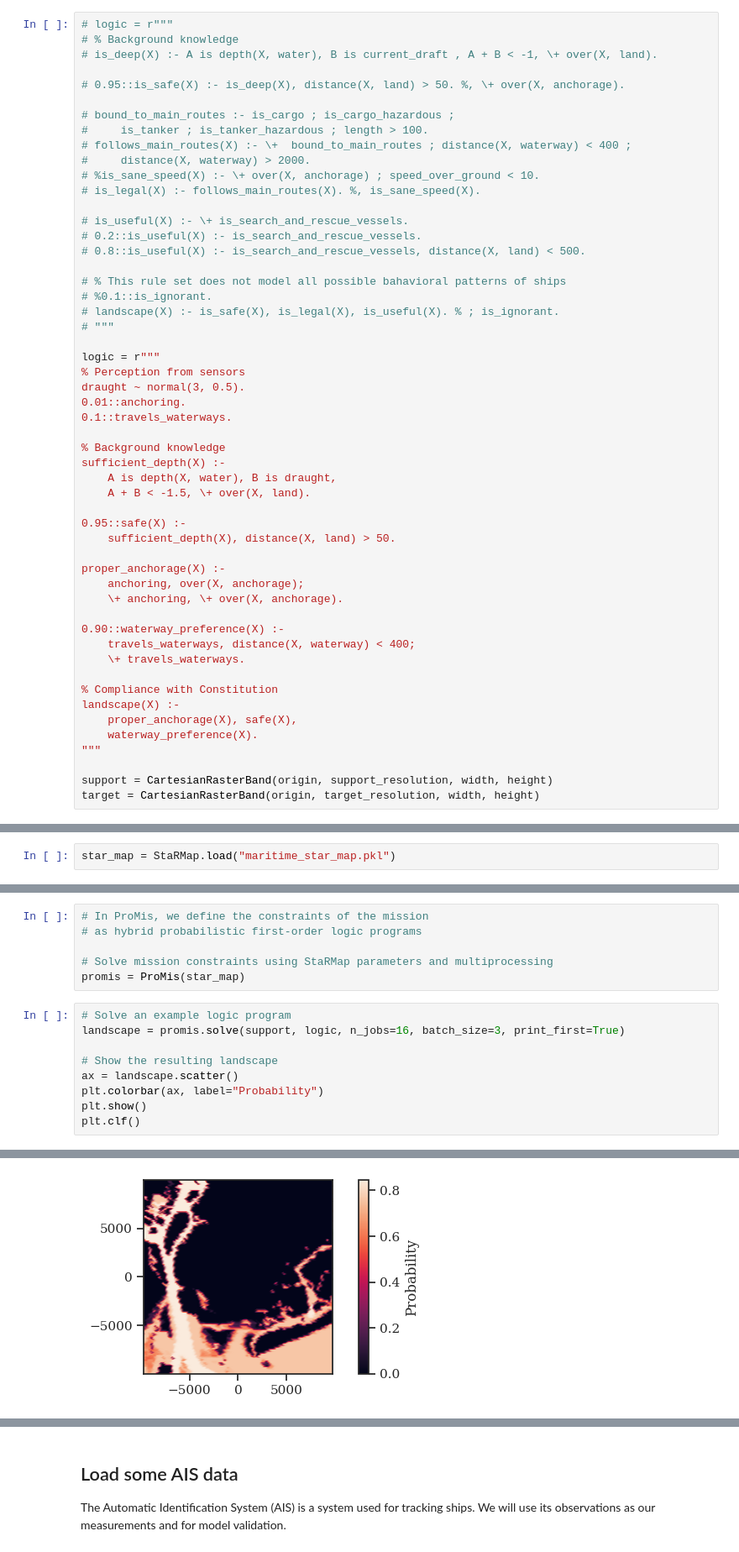
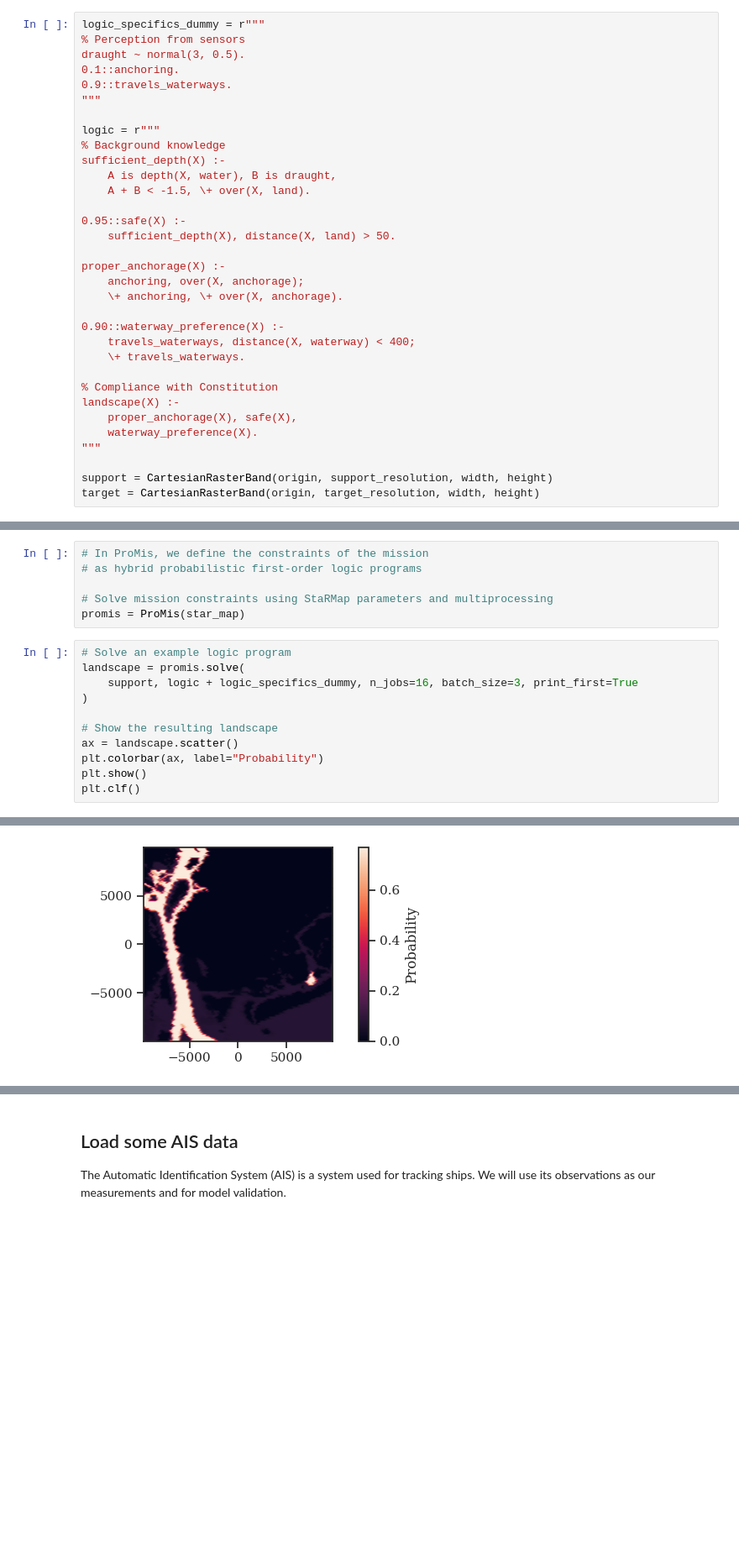
Before and after one commit to HRI-EU/ProMis, a Jupyter notebook: examples/cofi-maritime.ipynb, the cells around one changed output, grey strips where cells are left out. Shown at 84% size. Saved outputs shown, nothing was run; the diff lists cells and outputs as text; blank space fills up the shorter version.

```diff
--- a/examples/cofi-maritime.ipynb
+++ b/examples/cofi-maritime.ipynb
@@ -167,34 +165,14 @@ CartesianPolygon - water:       US5NYCCF#0226391006241C82 (Depth=5.0m): "---"
 # %% [markdown]
 ## Prepare the mission landscape
 # %%
-# logic = r"""
-# % Background knowledge
-# is_deep(X) :- A is depth(X, water), B is current_draft , A + B < -1, \+ over(X, land).
-
-# 0.95::is_safe(X) :- is_deep(X), distance(X, land) > 50. %, \+ over(X, anchorage).
-
-# bound_to_main_routes :- is_cargo ; is_cargo_hazardous ;
-#     is_tanker ; is_tanker_hazardous ; length > 100.
-# follows_main_routes(X) :- \+  bound_to_main_routes ; distance(X, waterway) < 400 ;
-#     distance(X, waterway) > 2000.
-# %is_sane_speed(X) :- \+ over(X, anchorage) ; speed_over_ground < 10.
-# is_legal(X) :- follows_main_routes(X). %, is_sane_speed(X).
-
-# is_useful(X) :- \+ is_search_and_rescue_vessels.
-# 0.2::is_useful(X) :- is_search_and_rescue_vessels.
-# 0.8::is_useful(X) :- is_search_and_rescue_vessels, distance(X, land) < 500.
-
-# % This rule set does not model all possible bahavioral patterns of ships
-# %0.1::is_ignorant.
-# landscape(X) :- is_safe(X), is_legal(X), is_useful(X). % ; is_ignorant.
-# """
+logic_specifics_dummy = r"""
+% Perception from sensors
+draught ~ normal(3, 0.5).
+0.1::anchoring.
+0.9::travels_waterways.
+"""
 
 logic = r"""
-% Perception from sensors
-draught ~ normal(3, 0.5).
-0.01::anchoring.
-0.1::travels_waterways.
-
 % Background knowledge
 sufficient_depth(X) :-
     A is depth(X, water), B is draught,
@@ -256,5 +228,3 @@ f"Computed StaR Map in {runtime} seconds"
-# %%
-star_map = StaRMap.load("maritime_star_map.pkl")
 # %% [markdown]
 ### Visualize the relations
 # %%
@@ -353,7 +323,9 @@ To make sure everything will run smoothly, we can run some inference on the data
 promis = ProMis(star_map)
 # %%
 # Solve an example logic program
-landscape = promis.solve(support, logic, n_jobs=16, batch_size=3, print_first=True)
+landscape = promis.solve(
+    support, logic + logic_specifics_dummy, n_jobs=16, batch_size=3, print_first=True
+)
 
 # Show the resulting landscape
 ax = landscape.scatter()
@@ -376,9 +348,9 @@ sufficient_depth(X) :-
 ... (30 lines left out)
 0.0::over(x_2, land).
 query(landscape(x_2)).
 
 Lowered zoom level to keep map size reasonable. (z = 12)
-[figure, old version]
+[figure, new version]
 <Figure size 800x300 with 0 Axes>
 # %% [markdown]
 ## Load some AIS data
```
Also changed, not shown: parts of 47 cells of this notebook.
